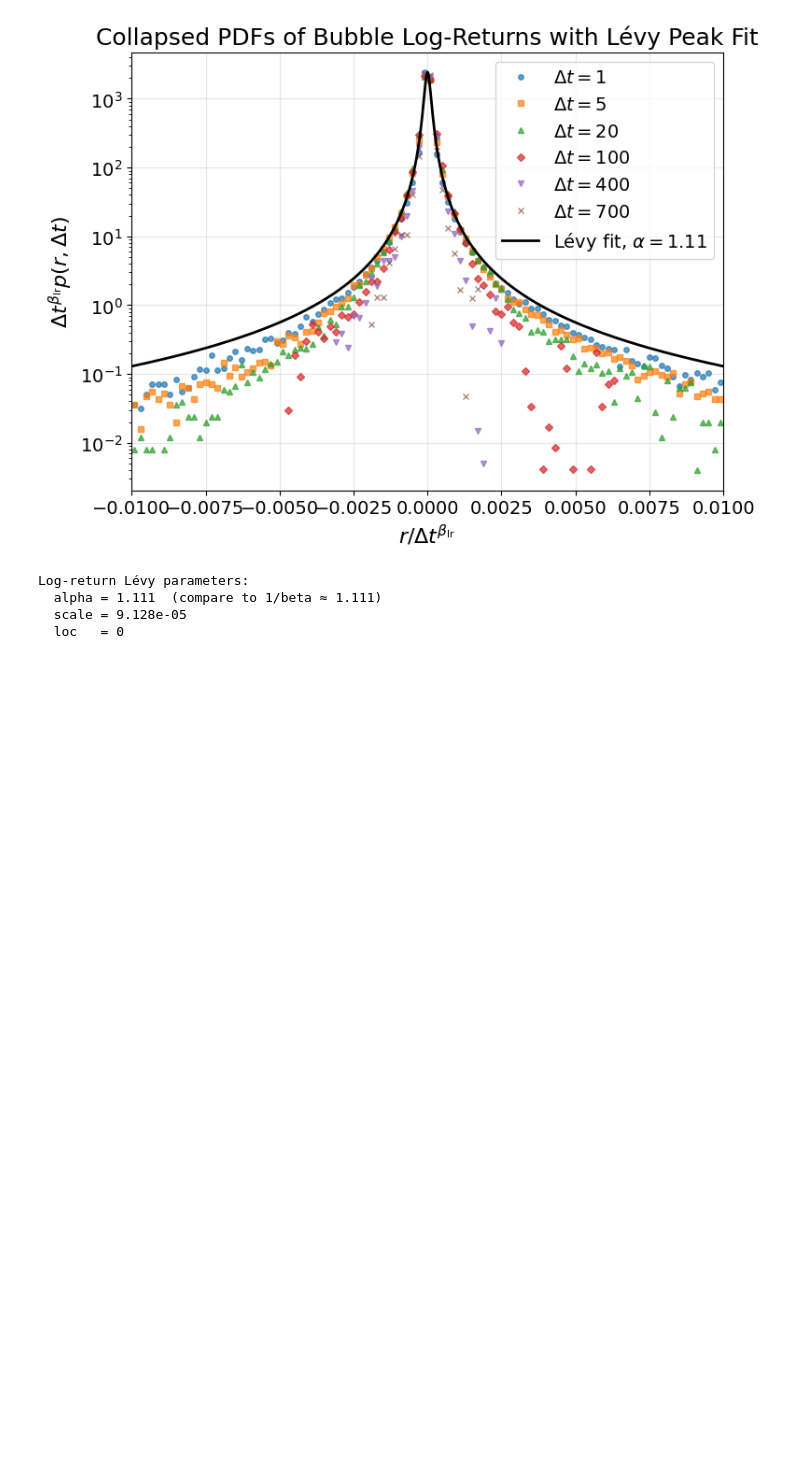
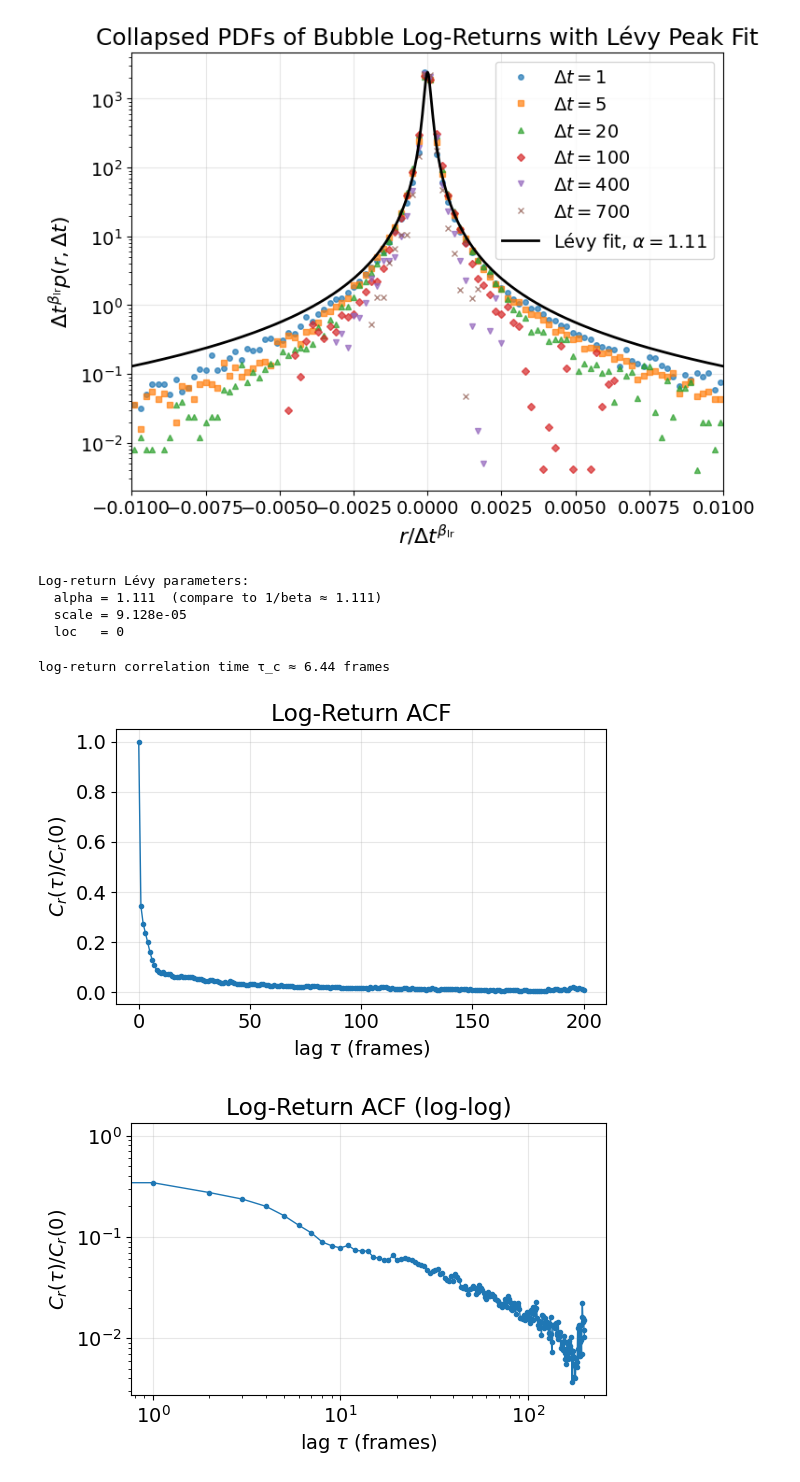
Before and after one commit to conorkirby/capstone, a Jupyter notebook: ProjectNotebooks/04_LogReturns.ipynb, the cells around one changed output. Drawn from its saved outputs; the diff is of its cells as text; code cells hidden in the pictures; blank space fills up the shorter version.

```diff
--- a/ProjectNotebooks/04_LogReturns.ipynb
+++ b/ProjectNotebooks/04_LogReturns.ipynb
@@ -553,3 +553,69 @@ Log-return Lévy parameters:
   alpha = 1.111  (compare to 1/beta ≈ 1.111)
   scale = 9.128e-05
   loc   = 0
+# %%
+import numpy as np
+import matplotlib.pyplot as plt
+
+# --- helpers copied from 09 ---
+def scalar_acf_fft(x, max_lag=None):
+    x = np.asarray(x, dtype=float)
+    n = len(x)
+    if max_lag is None or max_lag > n - 1:
+        max_lag = n - 1
+    x = x - np.mean(x)
+    nfft = 1 << (2 * n - 1).bit_length()
+    f = np.fft.rfft(x, n=nfft)
+    p = f * np.conjugate(f)
+    acf = np.fft.irfft(p, n=nfft)[:n]
+    norm = np.arange(n, 0, -1, dtype=float)
+    acf = acf / norm
+    return acf[:max_lag + 1]
+
+def correlation_time(lags, C_norm, stop_at_zero_cross=True):
+    lags = np.asarray(lags)
+    C_norm = np.asarray(C_norm)
+    if stop_at_zero_cross:
+        mask = np.where(C_norm[1:] <= 0)[0]
+        if len(mask) > 0:
+            cut = mask[0] + 1
+            lags = lags[:cut]
+            C_norm = C_norm[:cut]
+    return np.trapz(C_norm, lags)
+
+# --- choose the log-return series to analyse ---
+dt_for_acf = 1                # set the Δt you want
+all_r = get_signed_logreturns_bubbles(dt_for_acf)   # or reuse existing all_r
+
+# --- compute ACF on log returns ---
+max_lag = min(200, len(all_r) - 1)
+C = scalar_acf_fft(all_r, max_lag=max_lag)
+C_norm = C / C[0]
+lags = np.arange(max_lag + 1)
+tau_c_r = correlation_time(lags, C_norm)
+
+print(f"log-return correlation time τ_c ≈ {tau_c_r:.2f} frames")
+
+plt.figure(figsize=(6,4))
+plt.plot(lags, C_norm, marker='o', ms=3, lw=1)
+plt.xlabel(r"lag $\tau$ (frames)")
+plt.ylabel(r"$C_r(\tau)/C_r(0)$")
+plt.title(f"Log-Return ACF")
+plt.grid(alpha=0.3)
+plt.tight_layout()
+# plt.savefig("/Users/conorkirby/Library/Mobile Documents/com~apple~CloudDocs/Coding/projects/python/capstone/Figures_Sample2/04_Figures/logreturn_acf_dt1_2.png", dpi=300, bbox_inches='tight')
+plt.show()
+
+plt.figure(figsize=(6,4))
+plt.loglog(lags, C_norm, marker='o', ms=3, lw=1)
+plt.xlabel(r"lag $\tau$ (frames)")
+plt.ylabel(r"$C_r(\tau)/C_r(0)$")
+plt.title(f"Log-Return ACF (log-log)")
+plt.grid(alpha=0.3)
+plt.tight_layout()
+# plt.savefig("/Users/conorkirby/Library/Mobile Documents/com~apple~CloudDocs/Coding/projects/python/capstone/Figures_Sample2/04_Figures/logreturn_acf_dt1_loglog_2.png", dpi=300, bbox_inches='tight')
+plt.show()
+# %% [output]
+log-return correlation time τ_c ≈ 6.44 frames
+[figure, added]
+[figure, added]
```
Also changed, not shown: parts of 2 cells of this notebook, 5 other files.
